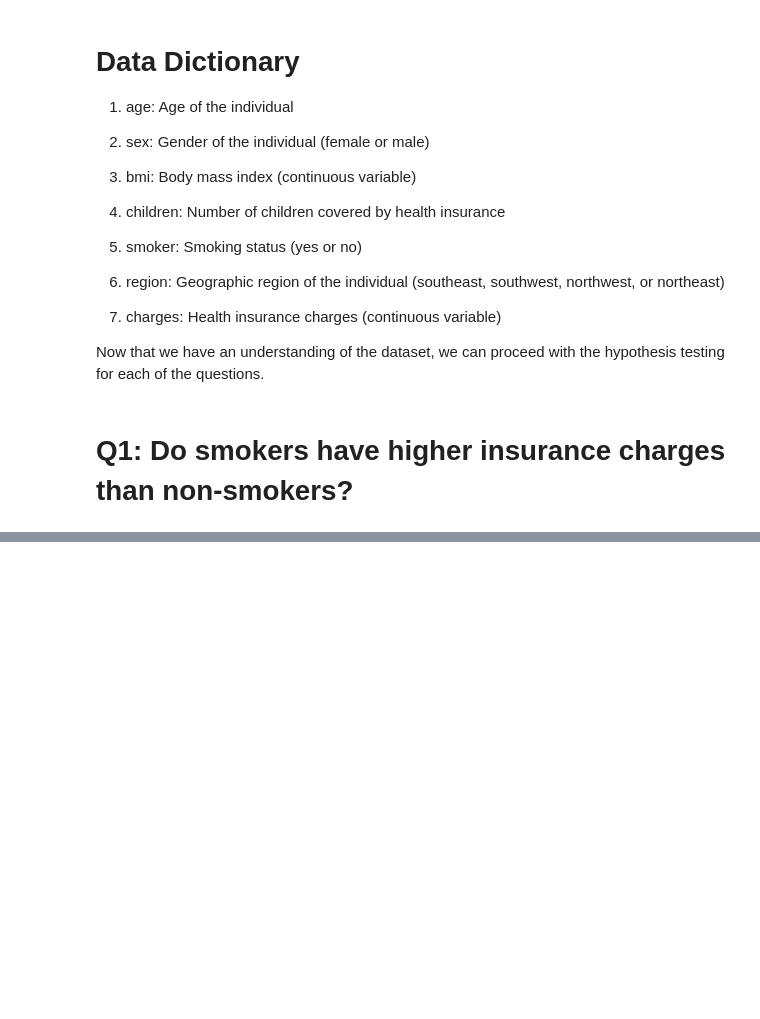
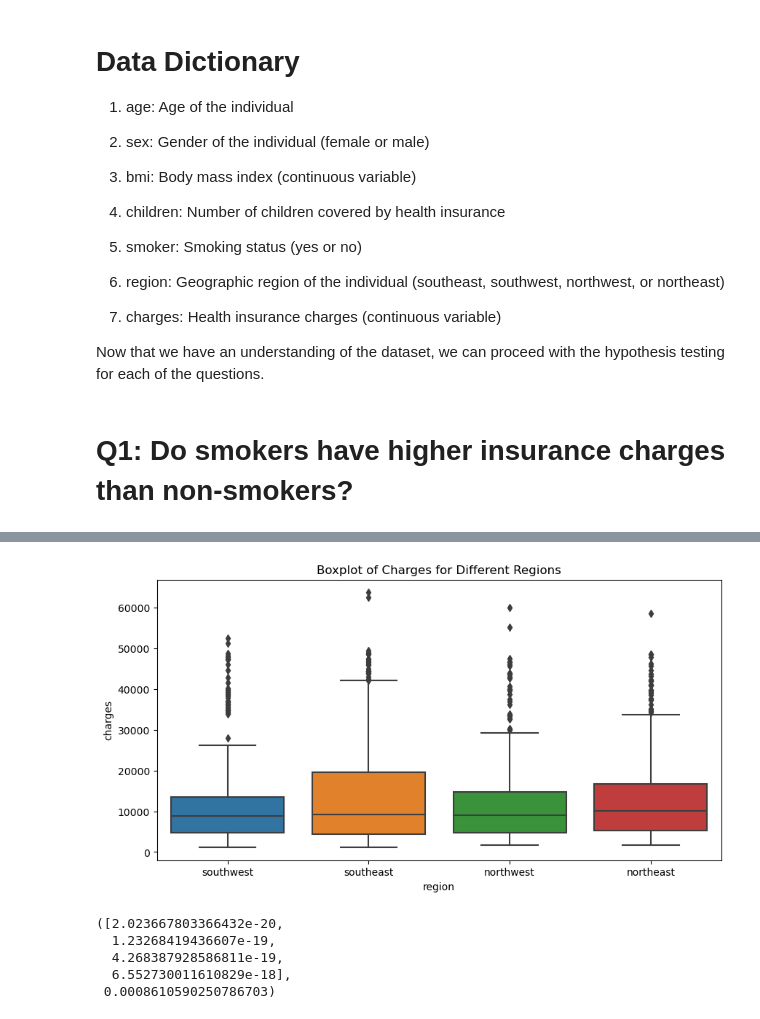
Before and after one commit to Noctua28/Hypothesis-Testing-with-Insurance-Data, a Jupyter notebook: Hypothesis Testing with Insurance Data.ipynb, the cells around one changed output, grey strips where cells are left out. Cells and saved outputs as stored; diff of their text form; code cells hidden in the pictures; blank space fills up the shorter version.

```diff
--- a/Hypothesis Testing with Insurance Data.ipynb
+++ b/Hypothesis Testing with Insurance Data.ipynb
@@ -176,0 +254,25 @@ For Q3, we utilized a one-way ANOVA to determine if there are differences in ave
+# %%
+# Split the data into groups
+regions = df['region'].unique()
+grouped_data = [df[df['region'] == region]['charges'] for region in regions]
+
+# Check for outliers using boxplots
+plt.figure(figsize=(10, 5))
+sns.boxplot(x='region', y='charges', data=df)
+plt.title('Boxplot of Charges for Different Regions')
+plt.show()
+
+# Shapiro-Wilk test for normality
+p_values_shapiro = [shapiro(group)[1] for group in grouped_data]
+
+# Levene's test for equality of variances
+_, p_value_levene = levene(*grouped_data)
+
+(p_values_shapiro, p_value_levene)
+# %% [output]
+[figure, added]
+([2.023667803366432e-20,
+  1.23268419436607e-19,
+  4.268387928586811e-19,
+  6.552730011610829e-18],
+ 0.0008610590250786703)
```
Also changed, not shown: parts of 49 cells of this notebook.
